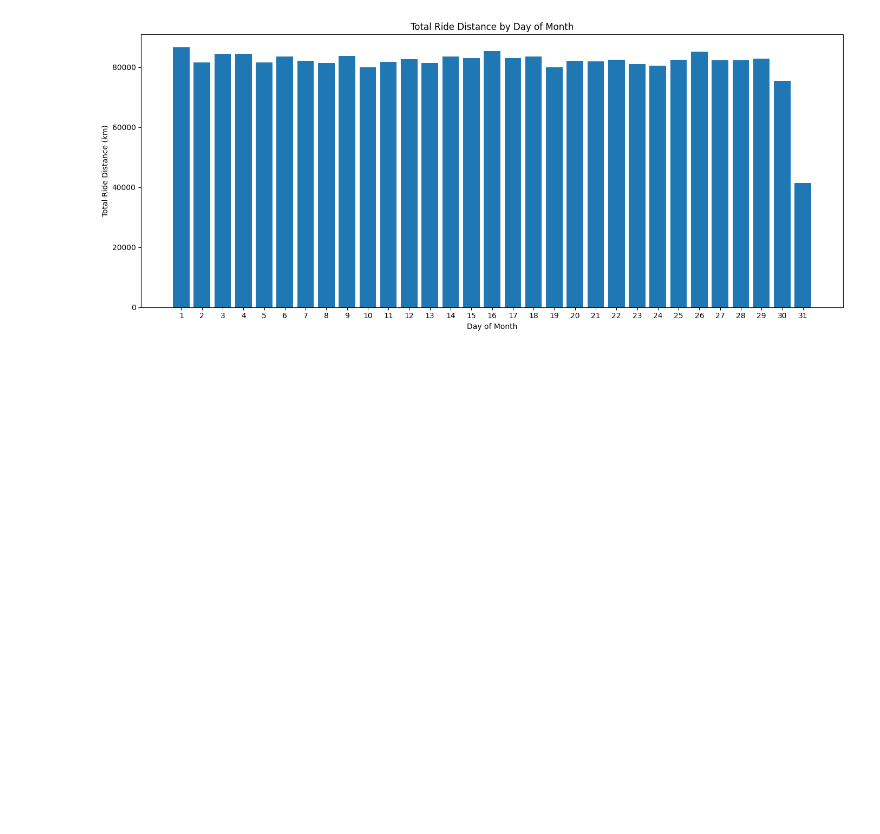
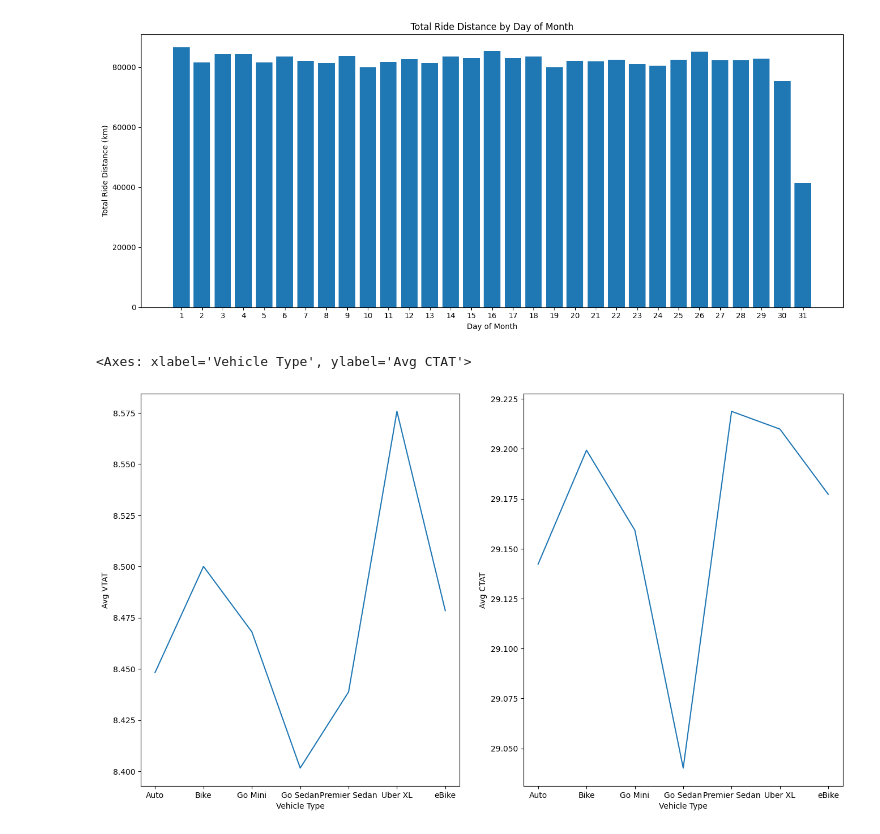
Before and after one commit to shri4916/EDA_Project_Uber, a Jupyter notebook: Uber_Go.ipynb, the cells around one changed output. Cells and saved outputs as stored; diff of their text form; code cells hidden in the pictures; blank space fills up the shorter version.

```diff
--- a/Uber_Go.ipynb
+++ b/Uber_Go.ipynb
@@ -342,3 +368,20 @@ plt.tight_layout()
 plt.show()
 # %% [output]
 [figure]
+# %%
+# Turnaround time
+#Display VTAT and CTAT as per cab type
+Veh = df[['Vehicle Type', 'Avg VTAT', 'Avg CTAT']]
+plt.figure(figsize = (16, 9))
+
+Veh = df.groupby('Vehicle Type', as_index= False).agg({'Avg VTAT': 'mean','Avg CTAT':'mean'})
+Veh.head()
+
+plt.subplot(121)
+sns.lineplot(x = "Vehicle Type", y = "Avg VTAT", data = Veh)
+
+plt.subplot(122)
+sns.lineplot(x = "Vehicle Type", y = "Avg CTAT", data = Veh)
+# %% [output]
+<Axes: xlabel='Vehicle Type', ylabel='Avg CTAT'>
+[figure, added]
```
Also changed, not shown: parts of 15 cells of this notebook.
